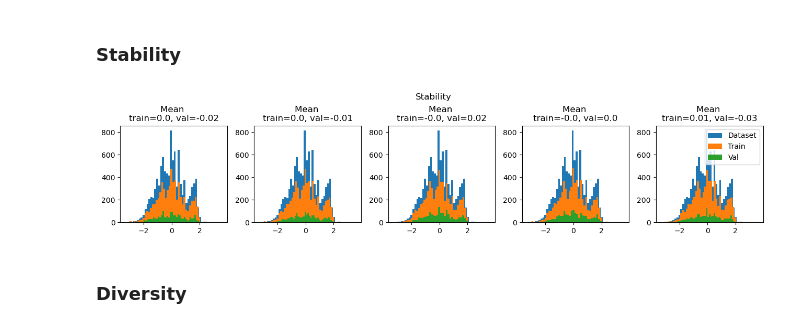
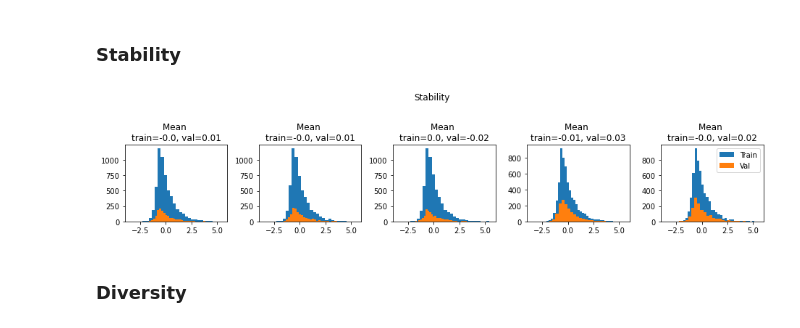
Before and after one commit to stepp1/protera-stability, a Jupyter notebook: project/mutagenesis/experiments/exploration_splits.ipynb, the cells around one changed output. Drawn from its saved outputs; the diff is of its cells as text; code cells hidden in the pictures.

```diff
--- a/project/mutagenesis/experiments/exploration_splits.ipynb
+++ b/project/mutagenesis/experiments/exploration_splits.ipynb
@@ -188,5 +109,8 @@ check_close(y, test_set.y, 1e-04)
 # %% [markdown]
 ## Check if embeddings have duplication
+# %%
+train_set = ProteinStabilityDataset(base_path / "stability_train.h5")
+test_set = ProteinStabilityDataset(base_path / "stability_test.h5")
 # %%
 _, train_idxs, test_idxs = np.intersect1d(train_set.X, test_set.X, return_indices=True)
 (train_idxs == test_idxs).sum()
@@ -199,36 +134,37 @@ _, train_idxs, test_idxs = np.intersect1d(train_set.X, test_set.X, return_indice
 # %%
 import torch
 
 f, axs = plt.subplots(ncols=5, figsize=(13,3))
 
 for ax in axs.flatten():
-    dataset = ProteinStabilityDataset(base_path / "stability.h5" ,)
+    # dataset = ProteinStabilityDataset(base_path / "stability.h5" ,)
     train_set = ProteinStabilityDataset(base_path / "stability_train.h5")
 
-    X, y = dataset.X, dataset.y
+    # X, y = dataset.X, dataset.y
 
     train_set, val_set = torch.utils.data.random_split(
         train_set,
         lengths=[int(len(train_set) * 0.8), len(train_set) - int(len(train_set) * 0.8)],
     )
 
     _, y_train = train_set.dataset[train_set.indices]
     _, y_val = val_set.dataset[val_set.indices]
 
-    ax.hist(y, bins=50, label="Dataset")
+    # ax.hist(y, bins=50, label="Dataset")
     ax.hist(y_train, bins=50, label="Train")
     ax.hist(y_val, bins=50, label="Val")
 
     mean_train = torch.mean(y_train)
     mean_val = torch.mean(y_val)
     ax.set_title(f"Mean \ntrain={round(mean_train.item(), 2)}, val={round(mean_val.item(), 2)}")
+    ax.set_xlim([-4, 6])
 
 f.suptitle("Stability")
 f.tight_layout(rect=[0, 0.03, 1, 0.95])
 ax.legend()
 plt.show()
 # %% [output]
-[figure, old version]
+[figure, new version]
 # %% [markdown]
 ### Diversity
 # %%
```
Also changed, not shown: parts of 25 cells of this notebook.
